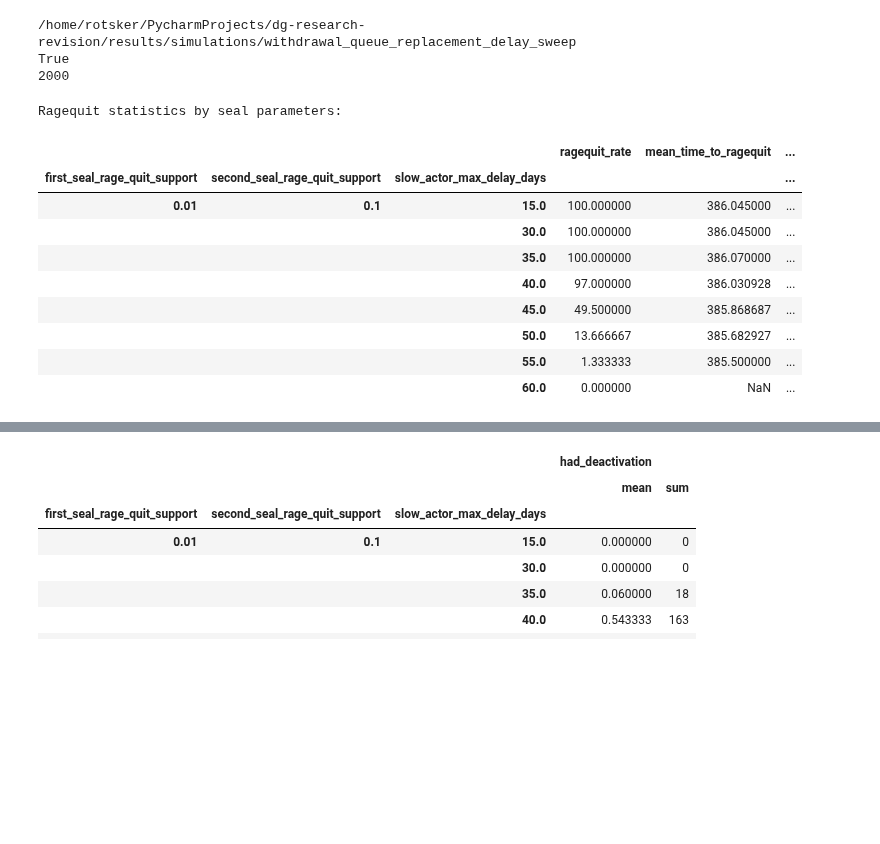
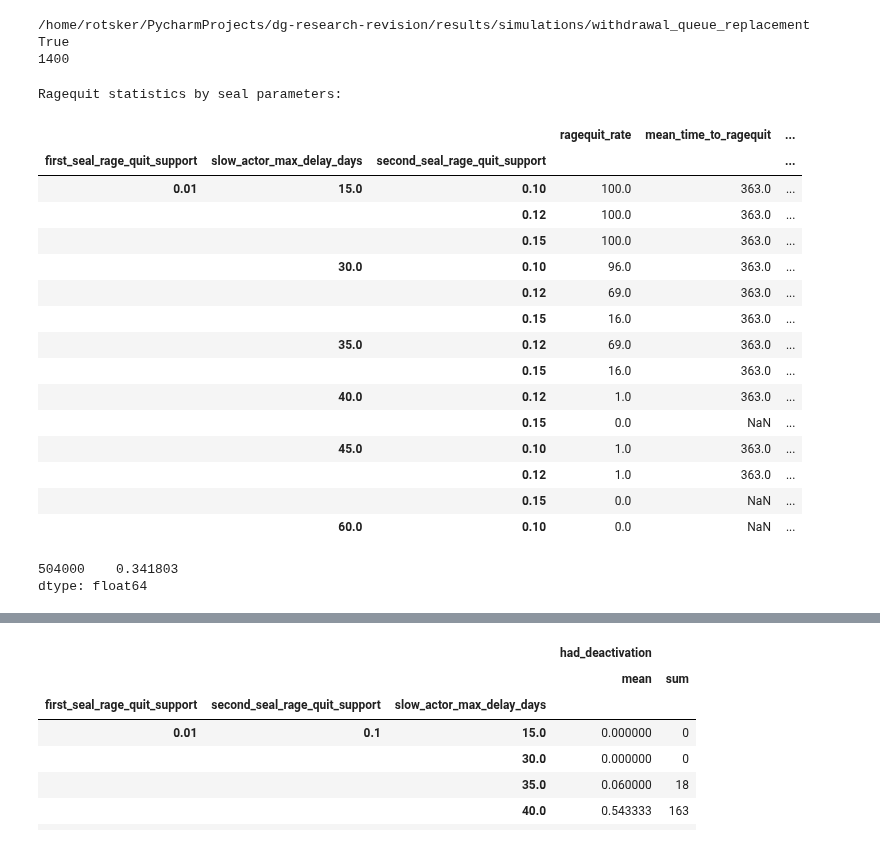
Before and after one commit to collectif-dao/dg-research, a Jupyter notebook: experiments/notebooks/clean_notebook_ragequit_slowactors_delay_sweep.ipynb, the cells around one changed output, grey strips where cells are left out. Saved outputs shown, nothing was run; the diff lists cells and outputs as text; code cells hidden in the pictures; blank space fills up the shorter version.

Commit message:
Added an option to set precomputed values to Slow Actor reaction delay distribution. Added threshold sweep to slow actors delay sweep

```diff
--- a/experiments/notebooks/clean_notebook_ragequit_slowactors_delay_sweep.ipynb
+++ b/experiments/notebooks/clean_notebook_ragequit_slowactors_delay_sweep.ipynb
@@ -70,32 +72,41 @@ def plot_dynamic_timelock(timestep_data_df):
 # %%
 # Read the data
 # path_to_runs = Path("../../results/simulations/withdrawal_queue_replacement_modified_slow_delay/")
-path_to_runs = Path("../../results/simulations/withdrawal_queue_replacement_delay_sweep/")
+# path_to_runs = Path("../../results/simulations/withdrawal_queue_replacement_delay_sweep/")
+path_to_runs = Path("../../results/simulations/withdrawal_queue_replacement/")
 # path_to_runs = Path("../../results/simulations/withdrawal_queue_replacement_different_slow_reaction_limit/")
 print(path_to_runs.resolve())
 print(path_to_runs.resolve().exists())
 proposal_df_full, start_data_df_full, timestep_data_df_full = read_directory(path_to_runs.resolve())
 print(len(start_data_df_full))
 # %% [output]
-/home/rotsker/PycharmProjects/dg-research-revision/results/simulations/withdrawal_queue_replacement_delay_sweep
+/home/rotsker/PycharmProjects/dg-research-revision/results/simulations/withdrawal_queue_replacement
 True
-2000
+1400
 # %%
 from experiments.analysis_utils.metrics import analyze_ragequit_timing_by_seals
 
 start_data_df_full['slow_actor_max_delay_days'] = start_data_df_full['slow_actor_max_delay'] / 60 / 60 / 24
 ragequit_stats = analyze_ragequit_timing_by_seals(timestep_data_df_full, start_data_df_full, additional_columns=('slow_actor_max_delay_days',))
 print("Ragequit statistics by seal parameters:")
-display(ragequit_stats)
+
+display(ragequit_stats.reorder_levels(['first_seal_rage_quit_support', 'slow_actor_max_delay_days', 'second_seal_rage_quit_support']).sort_index()
+)
 # %% [output]
 Ragequit statistics by seal parameters:
 |  |  |  | ragequit_rate | mean_time_to_ragequit | ... |
-| first_seal_rage_quit_support | second_seal_rage_quit_support | slow_actor_max_delay_days |  |  | ... |
-| 0.01 | 0.1 | 15.0 | 100.000000 | 386.045000 | ... |
-|  |  | 30.0 | 100.000000 | 386.045000 | ... |
-|  |  | 35.0 | 100.000000 | 386.070000 | ... |
-|  |  | 40.0 | 97.000000 | 386.030928 | ... |
-|  |  | 45.0 | 49.500000 | 385.868687 | ... |
-|  |  | 50.0 | 13.666667 | 385.682927 | ... |
-|  |  | 55.0 | 1.333333 | 385.500000 | ... |
-|  |  | 60.0 | 0.000000 | NaN | ... |
+| first_seal_rage_quit_support | slow_actor_max_delay_days | second_seal_rage_quit_support |  |  | ... |
+| 0.01 | 15.0 | 0.10 | 100.0 | 363.0 | ... |
+|  |  | 0.12 | 100.0 | 363.0 | ... |
+|  |  | 0.15 | 100.0 | 363.0 | ... |
+|  | 30.0 | 0.10 | 96.0 | 363.0 | ... |
+|  |  | 0.12 | 69.0 | 363.0 | ... |
+|  |  | 0.15 | 16.0 | 363.0 | ... |
+|  | 35.0 | 0.12 | 69.0 | 363.0 | ... |
+|  |  | 0.15 | 16.0 | 363.0 | ... |
+|  | 40.0 | 0.12 | 1.0 | 363.0 | ... |
+|  |  | 0.15 | 0.0 | NaN | ... |
+|  | 45.0 | 0.10 | 1.0 | 363.0 | ... |
+|  |  | 0.12 | 1.0 | 363.0 | ... |
+|  |  | 0.15 | 0.0 | NaN | ... |
+|  | 60.0 | 0.10 | 0.0 | NaN | ... |
@@ -101,0 +120,6 @@ Ragequit statistics by seal parameters:
+# %%
+start = timestep_data_df_full_with_params[(timestep_data_df_full_with_params['run_id'] == needed_run_ids[0]) & (timestep_data_df_full_with_params['timestep'] == 1)]
+start.balance_Slow / start.actors_total_balance
+# %% [output]
+504000    0.341803
+dtype: float64
```
Also changed, not shown: parts of 4 cells of this notebook, 3 other files.
